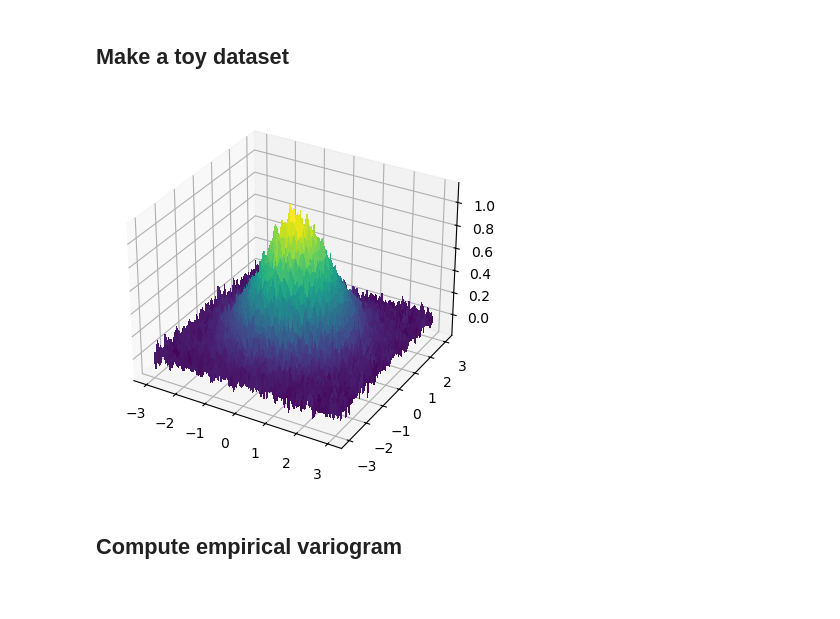
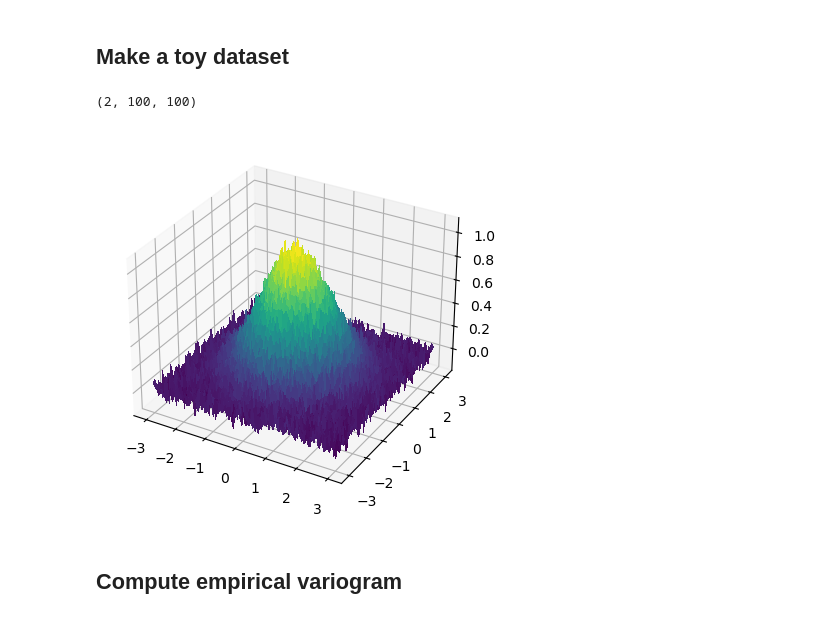
Before and after one commit to geo-smart/spacetime-elevation, a Jupyter notebook: contributors/keenan/train_benchmark.ipynb, the cells around one changed output. Cells and saved outputs as stored; diff of their text form; code cells hidden in the pictures.

```diff
--- a/contributors/keenan/train_benchmark.ipynb
+++ b/contributors/keenan/train_benchmark.ipynb
@@ -27,32 +29,46 @@ import matplotlib.pyplot as plt
 from mpl_toolkits.mplot3d import Axes3D
 # %% [markdown]
 ## Make a toy dataset
+# %%
+x_lin = np.linspace(-3, 3, 100)
+y_lin = np.linspace(-3, 3, 100)
+
+grid  = np.array(np.meshgrid(x_lin, y_lin))
+print(grid.shape)
+# %% [output]
+(2, 100, 100)
 # %%
 def gaussian_2d(x, y, x0, y0, sigma_x, sigma_y, noise):
-    z = np.exp(-((x - x0) ** 2 / (2 * sigma_x ** 2) + (y - y0) ** 2 / (2 * sigma_y ** 2)))
-    return z + np.random.normal(size=z.shape) * noise
+    z = torch.exp(-((x - x0) ** 2 / (2 * sigma_x ** 2) + (y - y0) ** 2 / (2 * sigma_y ** 2)))
+    return z + torch.normal(size=tuple(z.shape), mean=0.0, std=noise)
 
-def make_test_dataset(size, x0, y0, sigma_x, sigma_y, noise):
-    x = np.linspace(-3, 3, size)
-    y = np.linspace(-3, 3, size)
+def make_test_dataset(size, bounds, x0, y0, sigma_x, sigma_y, noise):
+    x = np.linspace(bounds[0], bounds[1], size)
+    y = np.linspace(bounds[0], bounds[1], size)
 
-    x, y = np.meshgrid(x, y)
+    grid = torch.from_numpy(np.stack([x, y], axis=-1))
+    xy = gpytorch.utils.grid.create_data_from_grid(grid)
 
-    z = gaussian_2d(x, y, x0, y0, sigma_x, sigma_y, noise)
+    z = gaussian_2d(xy[:, 0], xy[:, 1], x0, y0, sigma_x, sigma_y, noise)
 
-    return x, y, z
+    return grid.double(), xy.double(), z.double()
 
-x, y, z = make_test_dataset(100, 0, 0, 1, 1, 0.05)
+size = 100
+grid, xy, z = make_test_dataset(size, (-3, 3), 0, 0, 1, 1, 0.05)
 
 # Plot the surface
+shape = (size, size)
 fig, ax = plt.subplots(subplot_kw={"projection": "3d"})
 
-surf = ax.plot_surface(x, y, z, cmap="viridis",
-                       linewidth=0, antialiased=False)
+surf = ax.plot_surface(
+    xy[:, 0].numpy().reshape(shape),
+    xy[:, 1].numpy().reshape(shape),
+    z.numpy().reshape(shape), cmap="viridis",
+    linewidth=0, antialiased=False)
 
 plt.show()
 # %% [output]
-[figure, old version]
+[figure, new version]
 # %% [markdown]
 ## Compute empirical variogram
 # %%
```
Also changed, not shown: parts of 13 cells of this notebook.
